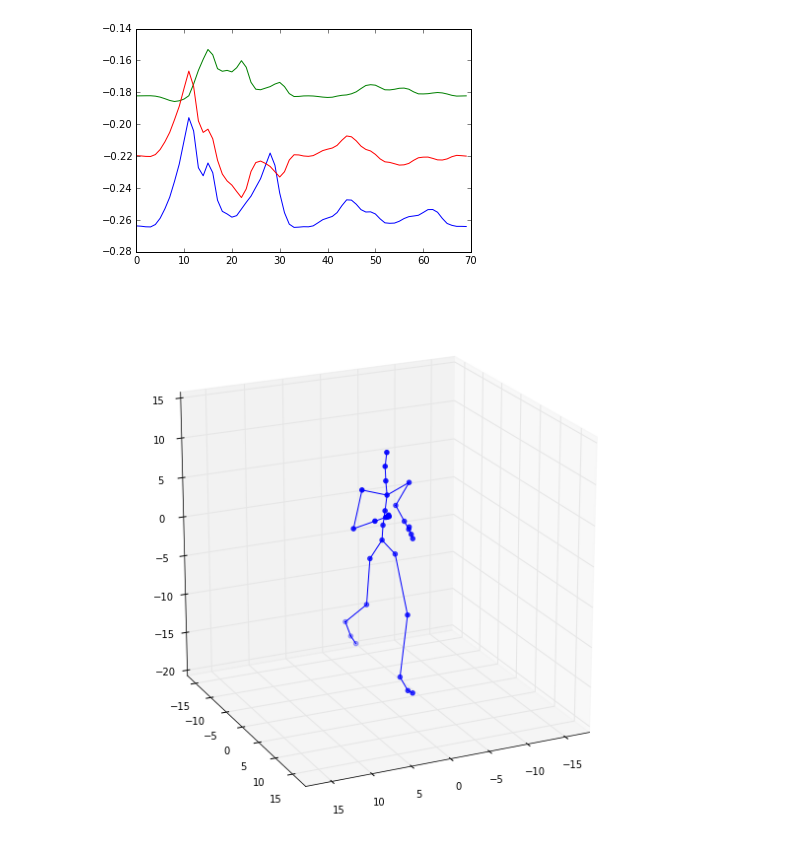
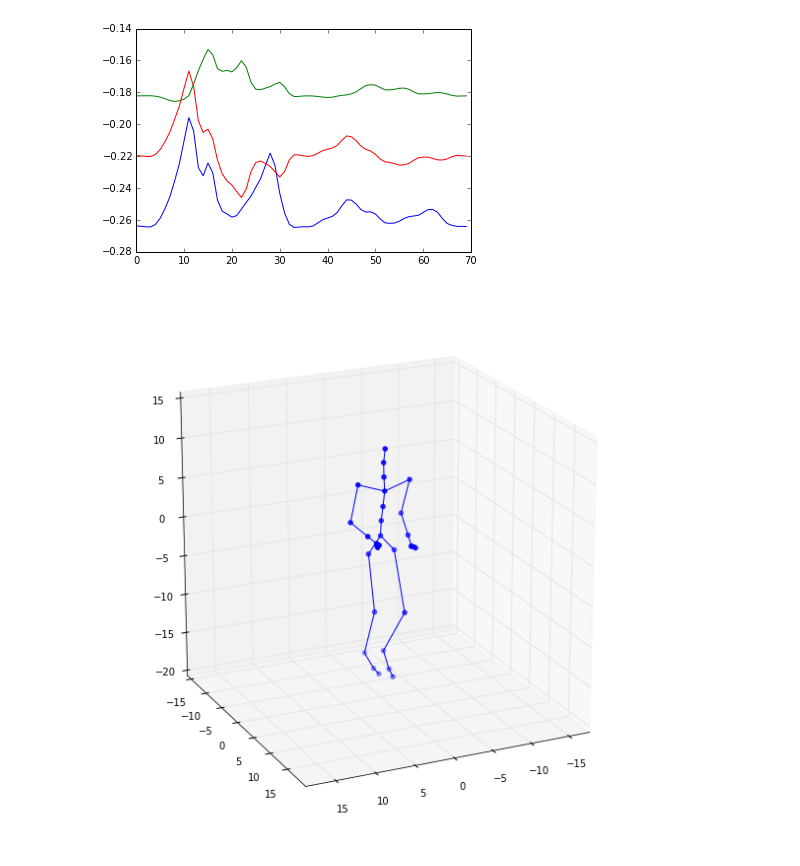
Before and after one commit to zhenwendai/RGP, a Jupyter notebook: examples/walk_run_2_zhenwen.ipynb, the cells around one changed output. Saved outputs shown, nothing was run; the diff lists cells and outputs as text; code cells hidden in the pictures.

```diff
--- a/examples/walk_run_2_zhenwen.ipynb
+++ b/examples/walk_run_2_zhenwen.ipynb
@@ -369,3 +397,7 @@ if not back_cstr:
+# %%
+m_init = m.copy()
+# %%
+m = m_init.copy()
 # %%
 # initialization
 for i in range(m.nLayers):
@@ -377,9 +409,14 @@ for i in range(m.nLayers):
     m.layers[i].kern.variance.fix(warning=False)
     m.layers[i].likelihood.fix(warning=False)
 
+m.layer_1.kern.variance[:] = m.layer_1.Xs_flat[0].mean.var()
+
+m.layer_2.kern.variance[:] = m.layer_2.Xs_flat[0].mean.var()
+
 if back_cstr:
     m.layer_1.likelihood.variance[:] = 0.01
     m.layer_1.Z.fix()
 else:
     m.layer_1.likelihood.variance[:] = 0.01 * m.layer_1.Xs_flat[0].mean.var()
+    m.layer_2.likelihood.variance[:] = 0.01 * m.layer_2.Xs_flat[0].mean.var()
 print m
@@ -436,9 +489,20 @@ the overall RMSE: 0.818850743688
 # %%
 # Free-run on the test data
-pds = [m.freerun(U=data_in, m_match=False) for data_in in data_in_test_list]
+pds = [m.freerun(U=data_in, m_match=True).mean for data_in in data_in_test_list]
+
+# Unnormalize data and predictions
+#pds = [ p*data_out_std + data_out_mean for p in pds]
+#data_out_test_list_original = [ p*data_out_std + data_out_mean for p in data_in_test_list]
+#rmse = [comp_RMSE(pd[win_out:],gt[win_out+win_in:]) for pd, gt in zip(pds, data_out_test_list_original)]
+#rmse_all = comp_RMSE(np.vstack([pd[win_out:] for pd in pds]),np.vstack([gt[win_out+win_in:] for gt in data_out_test_list_original]))
 
 rmse = [comp_RMSE(pd[win_out:],gt[win_out+win_in:]) for pd, gt in zip(pds, data_out_test_list)]
 rmse_all = comp_RMSE(np.vstack([pd[win_out:] for pd in pds]),np.vstack([gt[win_out+win_in:] for gt in data_out_test_list]))
+
 print rmse
 print "the overall RMSE: "+str(rmse_all)
+# 0.53, total 0.55, 1 layer
+# 0.50, total 0.54, 2 layers
+# 0.48, total 0.50, 2 layers 200 inducing points
+# 0.48, total 0.49, 2 layers 200 inducing points
 # %% [output]
@@ -595,7 +674,7 @@ _=plot(pd[:,4])
 [figure]
 # %%
 !rm imgs/*.png
-gen_frames(pd,data_out_mean, data_out_std, data['skel'],'./imgs')
+gen_frames(pds[0][win_out:],data_out_mean, data_out_std, data['skel'],'./imgs')
 # %% [output]
-[figure, old version]
+[figure, new version]
 # %%
```
Also changed, not shown: parts of 23 cells of this notebook.
